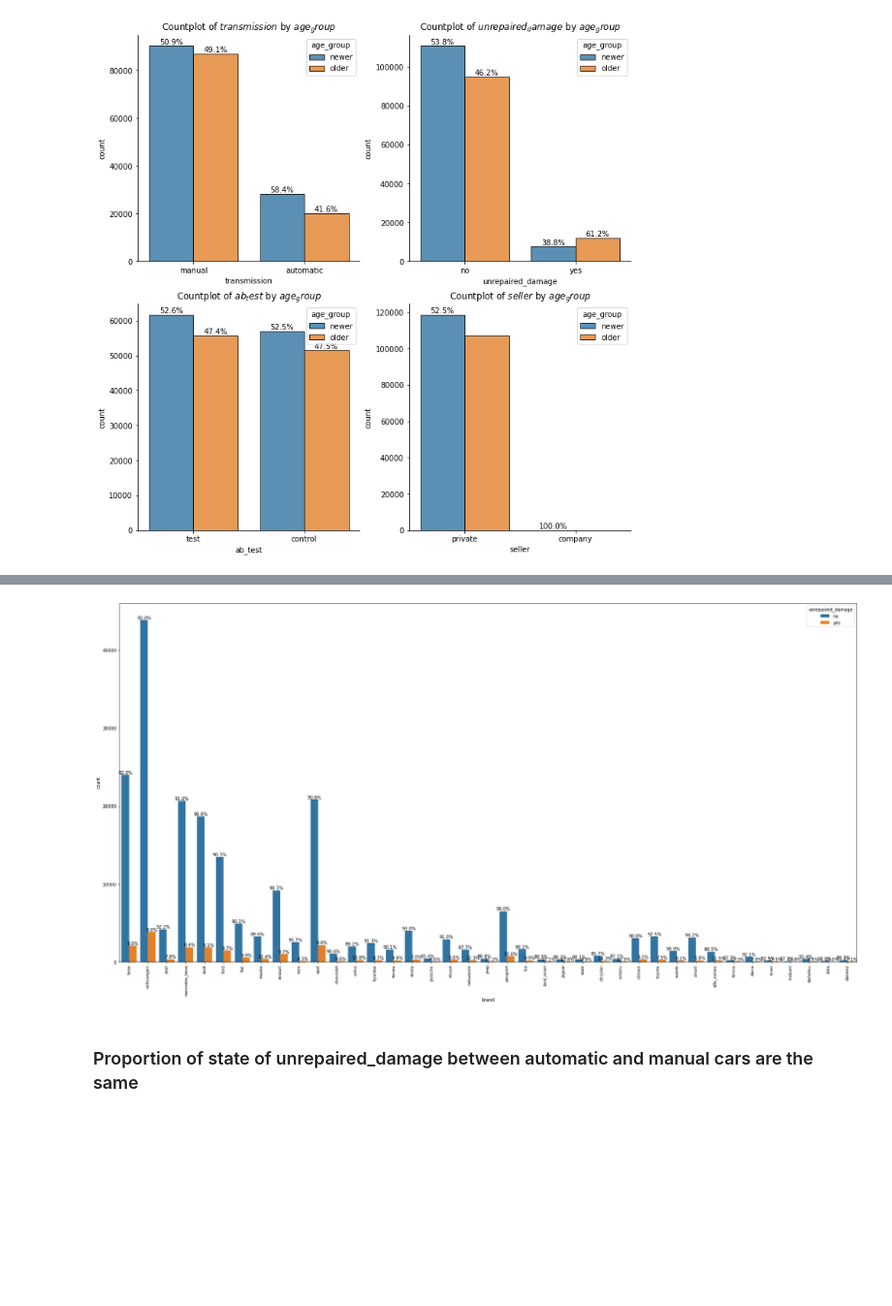
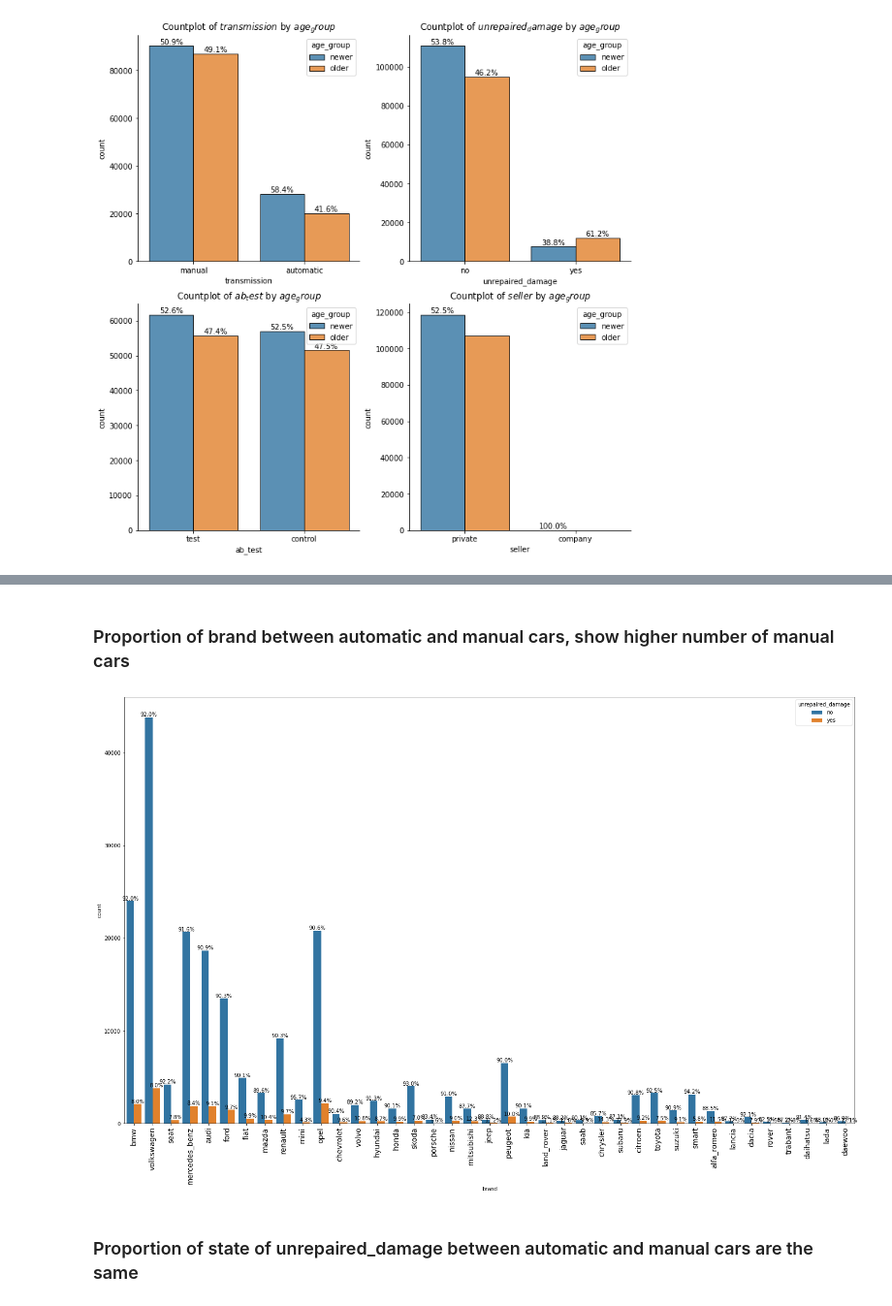
Before and after one commit to ronoevan/Mid-term-Project, a Jupyter notebook: EvansFestus_Mid_Term_Project.ipynb, the cells around one changed output, grey strips where cells are left out. Shown: that part at 97% size. Cells and saved outputs as stored; diff of their text form; code cells hidden in the pictures; blank space fills up the shorter version.

```diff
--- a/EvansFestus_Mid_Term_Project.ipynb
+++ b/EvansFestus_Mid_Term_Project.ipynb
@@ -1144,7 +1114,0 @@ df
-# %%
-df['price_eur (%)'] = df.groupby('transmission')['price_eur'].transform(lambda x: x / (x.sum() * 100))
-# %%
-ax = sns.barplot(x='transmission', y='price_eur (%)', hue='unrepaired_damage', data=df)
-
-for container in ax.containers:
-    ax.bar_label(container, fmt='%.0f%%')
@@ -1222,23 +1148,25 @@ df
+# %% [markdown]
+### Proportion of brand between automatic and manual cars, show higher number of manual cars
 # %%
 
 feat = 'brand'
 hue = 'unrepaired_damage'
 hue_type = df[hue].dtype.type
-plt.figure(figsize=(30, 15))
+plt.figure(figsize=(25, 15))
 
 groups = df[feat].unique()
-proportions = df.groupby(feat)[hue].value_counts(normalize=True).sort_values(ascending=False)
+proportions = df.groupby(feat)[hue].value_counts(normalize=True)#.sort_values(ascending=False)
 
 ax = sns.countplot(x=feat, hue=hue, data=df)
-plt.xticks(rotation=90, size=9)#"vertical"
+plt.xticks(rotation=90, size=14)#"vertical"
 
 for c in ax.containers:
     labels = [f'{proportions.loc[g, hue_type(c.get_label())]:.1%}' for g in groups]
 
 
     ax.bar_label(c, labels)
 # %% [output]
-[figure, old version]
+[figure, new version]
 # %% [markdown]
 ### Proportion of state of unrepaired_damage between automatic and manual cars are the same
 # %%
```
Also changed, not shown: parts of 11 cells of this notebook.
